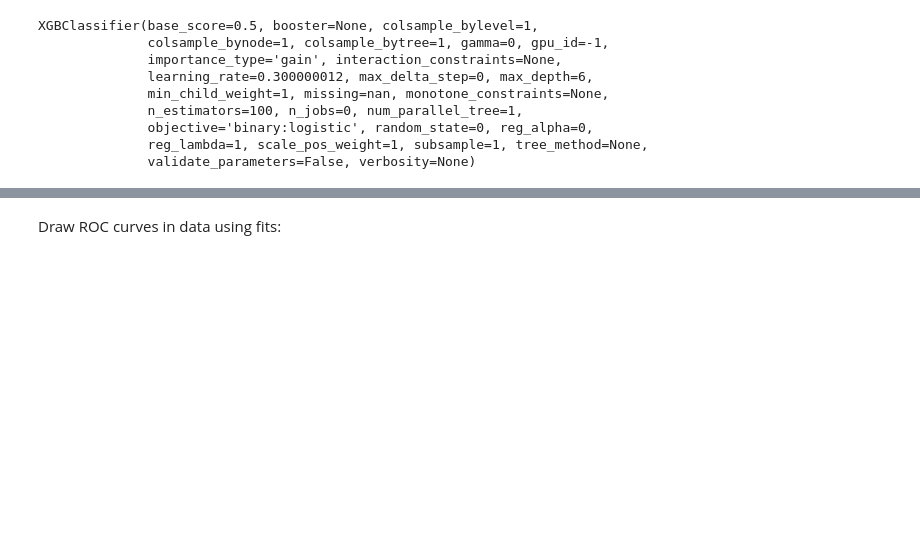
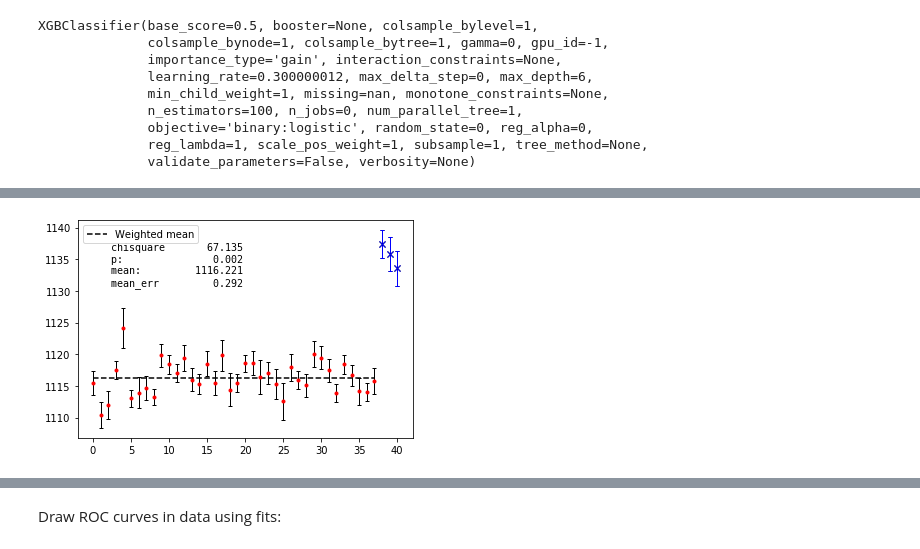
Before and after one commit to Vinther901/PUK, a Jupyter notebook: Lambda_results.ipynb, the cells around one changed output, grey strips where cells are left out. Drawn from its saved outputs; the diff is of its cells as text; code cells hidden in the pictures; blank space fills up the shorter version.

```diff
--- a/Lambda_results.ipynb
+++ b/Lambda_results.ipynb
@@ -61,0 +99,6 @@ XGBClassifier(base_score=0.5, booster=None, colsample_bylevel=1,
+# %%
+excluded = test_data[test_data.index.isin([5044625,5596485,5707856])]
+ax.errorbar(range(sum(mask_mass),sum(mask_mass)+3), excluded.v0_la_mass, excluded.v0_la_massErr, c = 'b',marker='x', elinewidth = 1, capsize = 2, ls = 'none')
+fig
+# %% [output]
+[figure, added]
```
Also changed, not shown: parts of 8 cells of this notebook, 3 other files.
